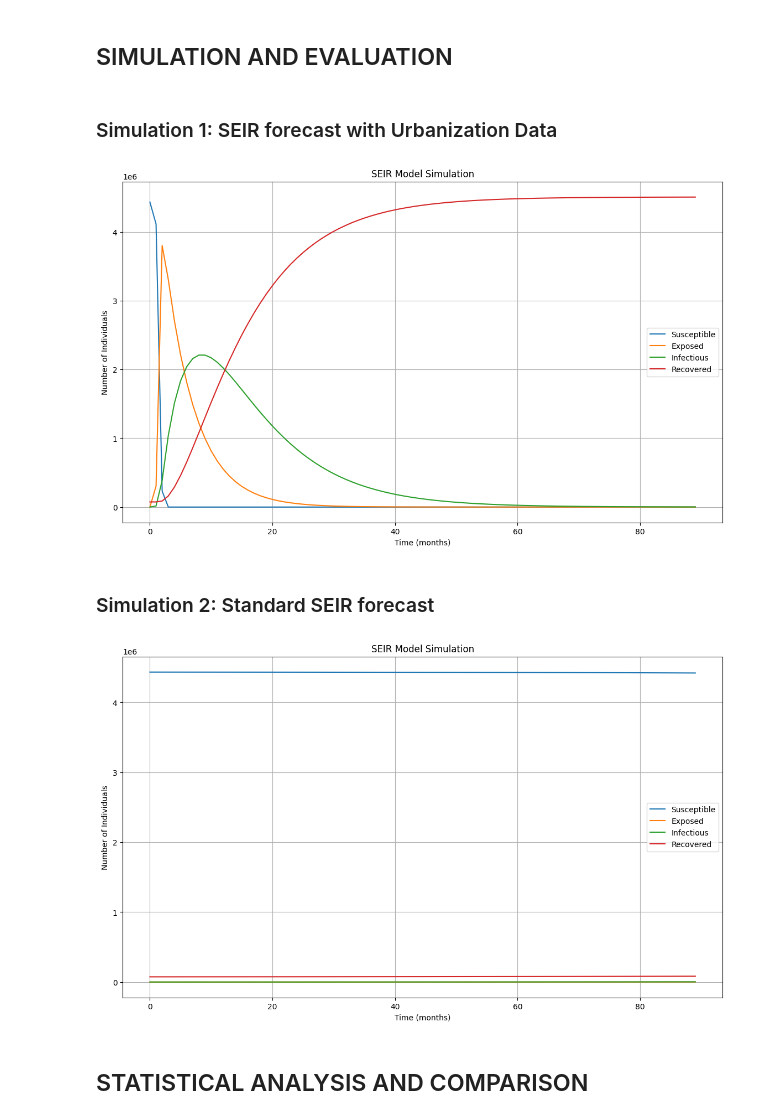
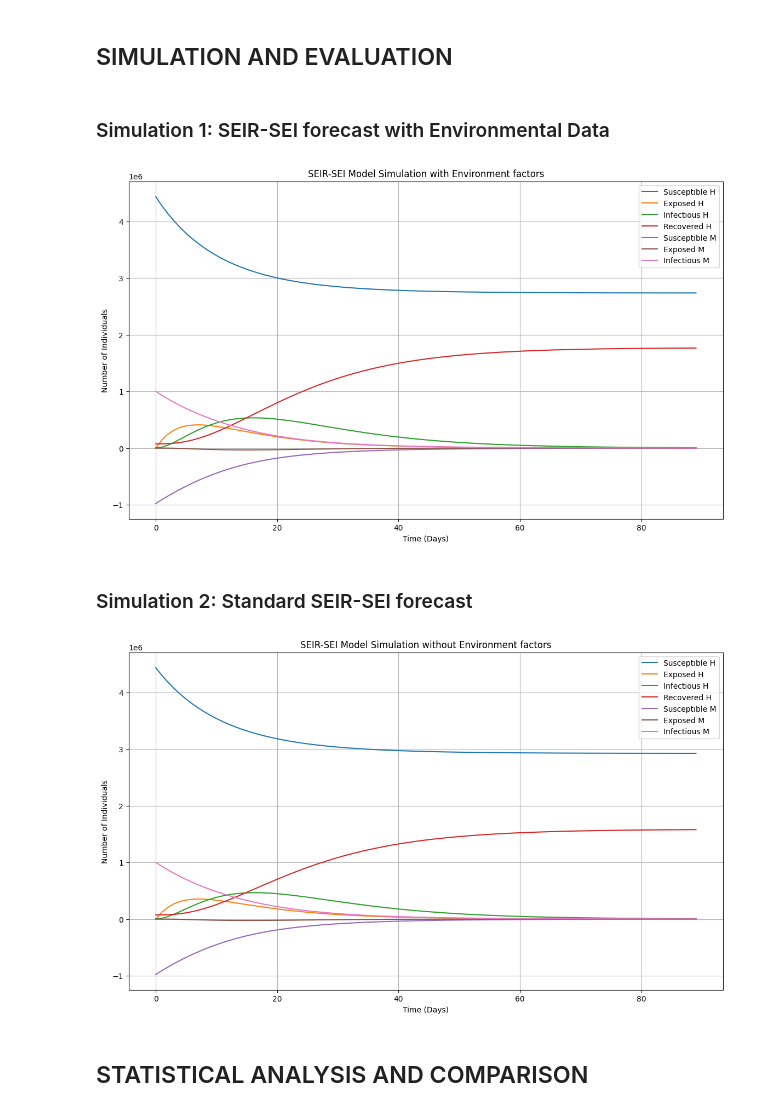
Before and after one commit to Codeit-Michael/Dengue-Case-Forecasting, a Jupyter notebook: 10yrData_Descriptive_Analysis/forecasting/sop2.ipynb, the cells around one changed output. Drawn from its saved outputs; the diff is of its cells as text; code cells hidden in the pictures.

Commit message:
add SEIR-SEI model for SOP 1 and 2

```diff
--- a/10yrData_Descriptive_Analysis/forecasting/sop2.ipynb
+++ b/10yrData_Descriptive_Analysis/forecasting/sop2.ipynb
@@ -102,61 +150,52 @@ for i in range(len(monthly_ave_population)):
 # %% [markdown]
-### Simulation 1: SEIR forecast with Urbanization Data
+### Simulation 1: SEIR-SEI forecast with Environmental Data
 # %%
-solution_urban = odeint(seir_with_urbanization, y0, time_array, args=(beta, sigma, gamma, urbanization_rate, population_density))
-simulated_cases_urban = solution_urban[:, 2] # Index 2 is the 'I' (Infected) compartment
+solution_env = odeint(seir_sei_env, y0, time_array, args=(beta_hv, sigma_h, gamma_h, mu_h, A, mu_m, beta_vh, sigma_m, urbanization_rate, population_density))
+simulated_cases_urban = solution_env[:, 2] # Index 2 is the 'I' (Infected) compartment
 
-S, E, I, R = solution_urban.T # Transpose the solution to get S, E, I, R as separate arrays
-SEIR = pd.DataFrame({
-    'S': S,
-    'E': E,
-    'I': I,
-    'R': R
-})
-# SEIR.to_csv('seir-forecast.csv', mode='w', index=False)
+Sh, Eh, Ih, Rh, Sm, Em, Im = solution_env.T # Transpose the solution to get S, E, I, R, S, E, I as separate arrays
 
 # --- Plot the Results ---
 plt.figure(figsize=(14, 8))
-plt.plot(time_array, S, label='Susceptible')
-plt.plot(time_array, E, label='Exposed')
-plt.plot(time_array, I, label='Infectious')
-plt.plot(time_array, R, label='Recovered')
-plt.xlabel('Time (months)')
+plt.plot(time_array, Sh, label='Susceptible H')
+plt.plot(time_array, Eh, label='Exposed H')
+plt.plot(time_array, Ih, label='Infectious H')
+plt.plot(time_array, Rh, label='Recovered H')
+plt.plot(time_array, Sm, label='Susceptible M')
+plt.plot(time_array, Em, label='Exposed M')
+plt.plot(time_array, Im, label='Infectious M')
+plt.xlabel('Time (Days)')
 plt.ylabel('Number of Individuals')
-plt.title('SEIR Model Simulation')
+plt.title('SEIR-SEI Model Simulation with Environment factors')
 plt.legend()
 plt.grid(True)
 plt.show()
 # %% [output]
-[figure, old version]
+[figure, new version]
 # %% [markdown]
-### Simulation 2: Standard SEIR forecast
+### Simulation 2: Standard SEIR-SEI forecast
 # %%
-# 2. Run the simulation without Urbanization factors
-solution_no_meteo = odeint(standar_seir, y0, time_array, args=(beta, sigma, gamma))
-simulated_cases_no_urban = solution_no_meteo[:, 2]
+solution = odeint(seir_sei_model, y0, time_array, args=(beta_hv, sigma_h, gamma_h, mu_h, A, mu_m, beta_vh, sigma_m))
+simulated_cases_no_meteo = solution[:, 2] # Index 2 is the 'I' (Infected) compartment
 
-S, E, I, R = solution_no_meteo.T # Transpose the solution to get S, E, I, R as separate arrays
-SEIR = pd.DataFrame({
-    'S': S,
-    'E': E,
-    'I': I,
-    'R': R
-})
-# SEIR.to_csv('seir-forecast.csv', mode='w', index=False)
+Sh, Eh, Ih, Rh, Sm, Em, Im = solution.T # Transpose the solution to get S, E, I, R, S, E, I as separate arrays
 
 # --- Plot the Results ---
 plt.figure(figsize=(14, 8))
-plt.plot(time_array, S, label='Susceptible')
-plt.plot(time_array, E, label='Exposed')
-plt.plot(time_array, I, label='Infectious')
-plt.plot(time_array, R, label='Recovered')
-plt.xlabel('Time (months)')
+plt.plot(time_array, Sh, label='Susceptible H')
+plt.plot(time_array, Eh, label='Exposed H')
+plt.plot(time_array, Ih, label='Infectious H')
+plt.plot(time_array, Rh, label='Recovered H')
+plt.plot(time_array, Sm, label='Susceptible M')
+plt.plot(time_array, Em, label='Exposed M')
+plt.plot(time_array, Im, label='Infectious M')
+plt.xlabel('Time (Days)')
 plt.ylabel('Number of Individuals')
-plt.title('SEIR Model Simulation')
+plt.title('SEIR-SEI Model Simulation without Environment factors')
 plt.legend()
 plt.grid(True)
 plt.show()
 # %% [output]
-[figure, old version]
+[figure, new version]
 # %%
 # Observed data (using our actual data from the past `t` days)
```
Also changed, not shown: parts of 6 cells of this notebook, 2 other files.
